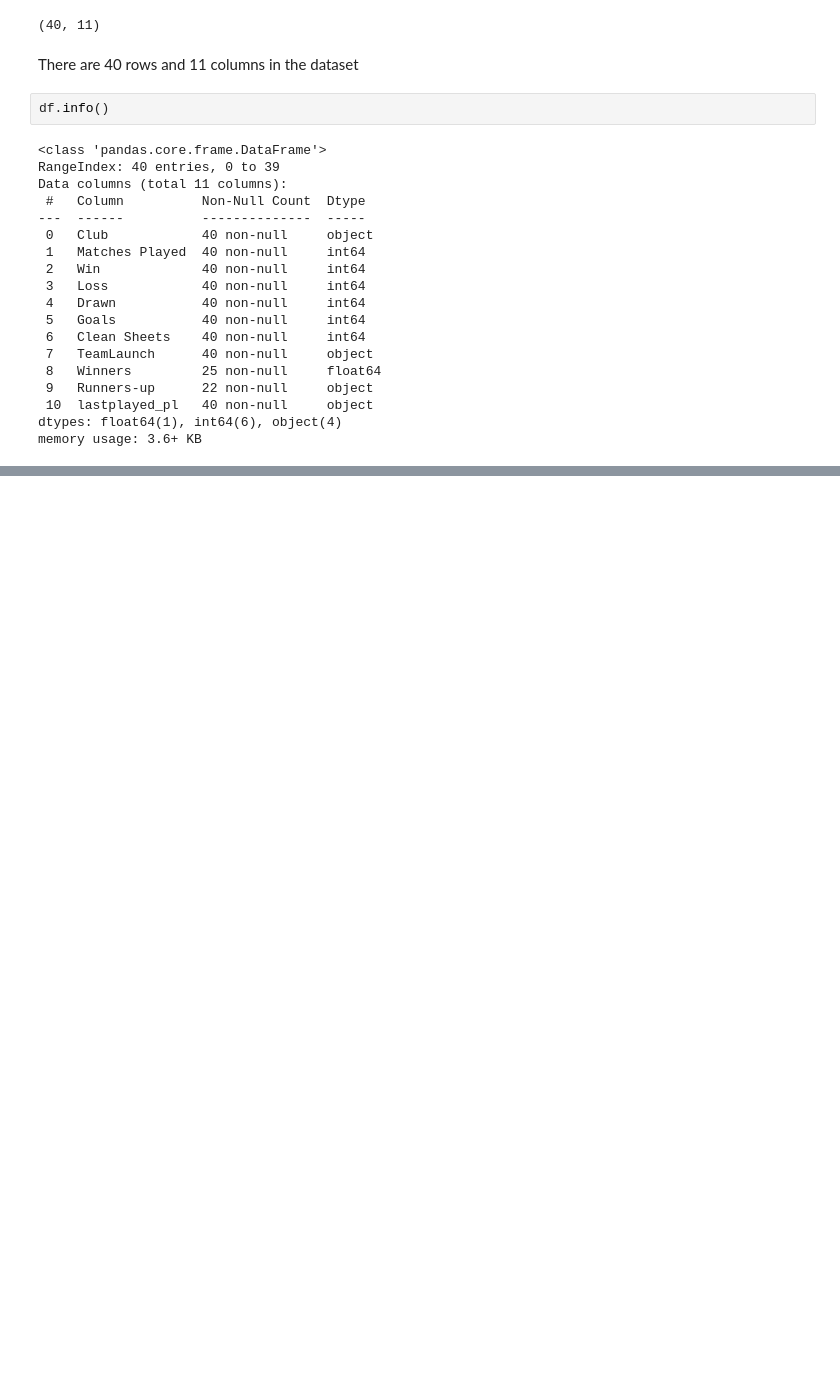
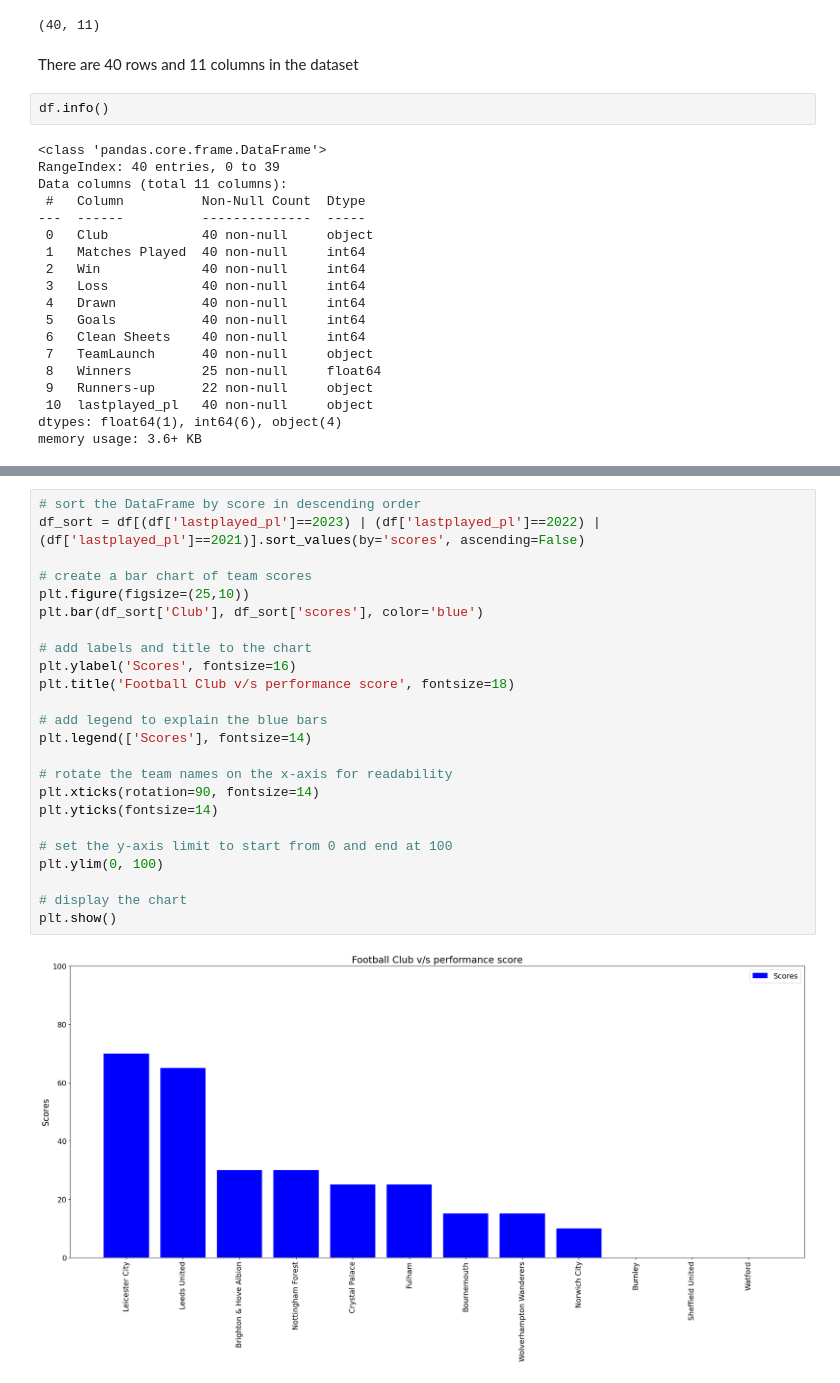
Before and after one commit to ranivaishnav/Data_Analysis_using_statistics, a Jupyter notebook: EDA.ipynb, the cells around one changed output, grey strips where cells are left out. Drawn from its saved outputs; the diff is of its cells as text; blank space fills up the shorter version.

```diff
--- a/EDA.ipynb
+++ b/EDA.ipynb
@@ -56,0 +684,26 @@ There are 40 missing values in each column, indicating that there is no missing
+# %%
+# sort the DataFrame by score in descending order
+df_sort = df[(df['lastplayed_pl']==2023) | (df['lastplayed_pl']==2022) | (df['lastplayed_pl']==2021)].sort_values(by='scores', ascending=False)
+
+# create a bar chart of team scores
+plt.figure(figsize=(25,10))
+plt.bar(df_sort['Club'], df_sort['scores'], color='blue')
+
+# add labels and title to the chart
+plt.ylabel('Scores', fontsize=16)
+plt.title('Football Club v/s performance score', fontsize=18)
+
+# add legend to explain the blue bars
+plt.legend(['Scores'], fontsize=14)
+
+# rotate the team names on the x-axis for readability
+plt.xticks(rotation=90, fontsize=14)
+plt.yticks(fontsize=14)
+
+# set the y-axis limit to start from 0 and end at 100
+plt.ylim(0, 100)
+
+# display the chart
+plt.show()
+# %% [output]
+[figure, added]
```
Also changed, not shown: parts of 80 cells of this notebook.
